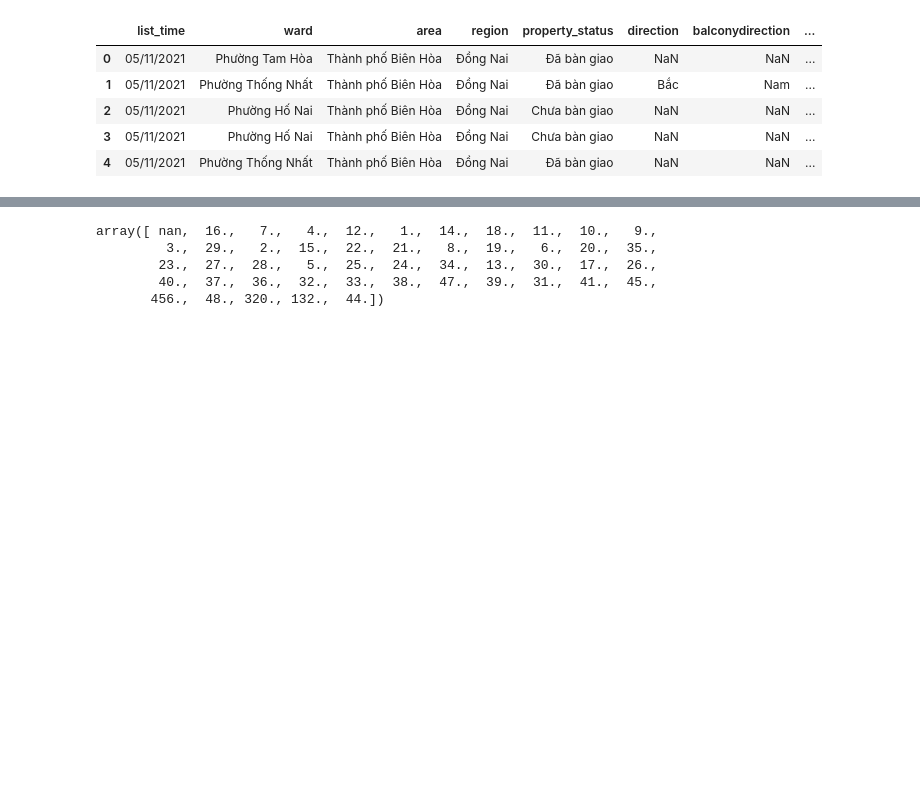
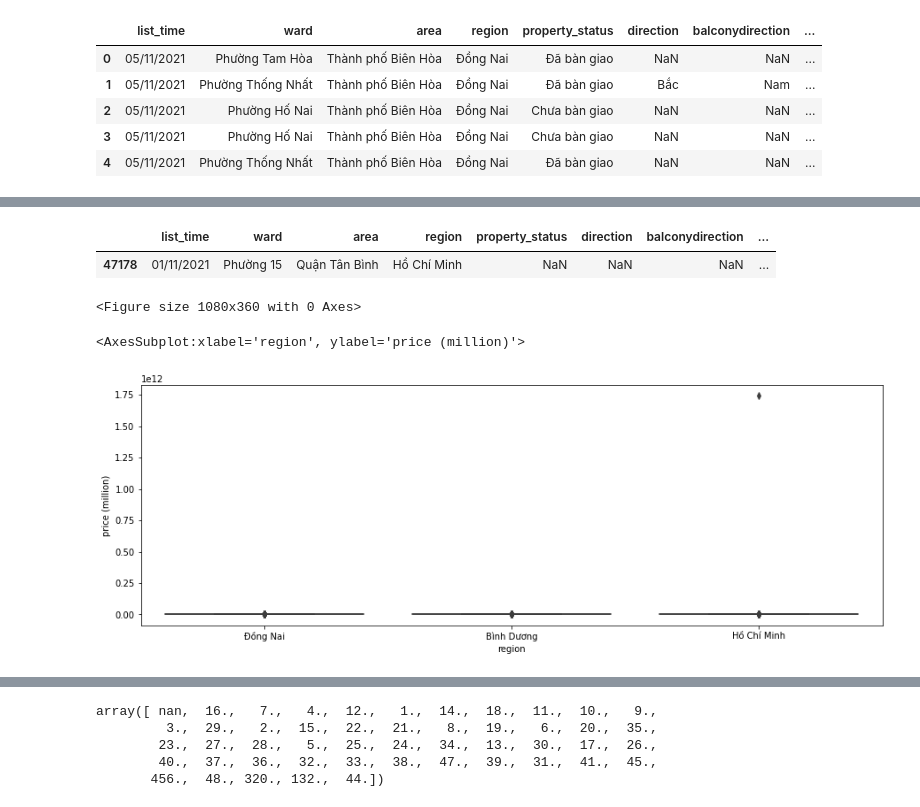
Before and after one commit to DaiVo20/-Real-Estate-Data-Analysis, a Jupyter notebook: EDA.ipynb, the cells around one changed output, grey strips where cells are left out. Cells and saved outputs as stored; diff of their text form; code cells hidden in the pictures; blank space fills up the shorter version.

```diff
--- a/EDA.ipynb
+++ b/EDA.ipynb
@@ -86,0 +131,13 @@ BDS_df.head(5)
+# %%
+BDS_df[BDS_df['price (million)'] == max(BDS_df['price (million)'])]
+# %% [output]
+|  | list_time | ward | area | region | property_status | direction | balconydirection | ... |
+| 47178 | 01/11/2021 | Phường 15 | Quận Tân Bình | Hồ Chí Minh | NaN | NaN | NaN | ... |
+# %%
+plt.figure(figsize=(15,5))
+# sns.countplot(x='region',data=BDS_df)
+sns.boxplot(x='region',y='price (million)',data=BDS_df)
+# %% [output]
+<Figure size 1080x360 with 0 Axes>
+<AxesSubplot:xlabel='region', ylabel='price (million)'>
+[figure, added]
```
Also changed, not shown: parts of 40 cells of this notebook.
